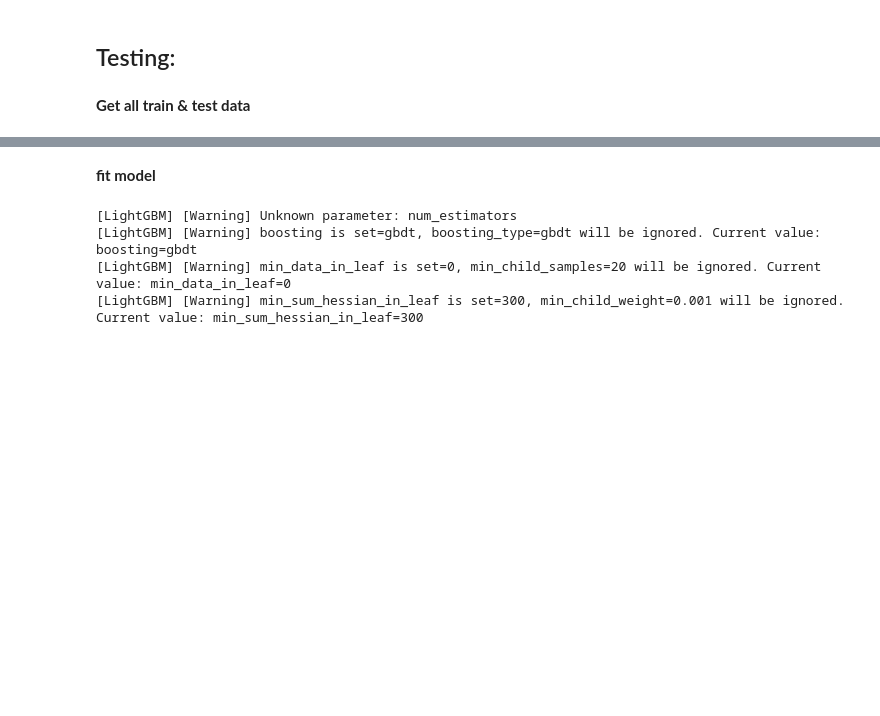
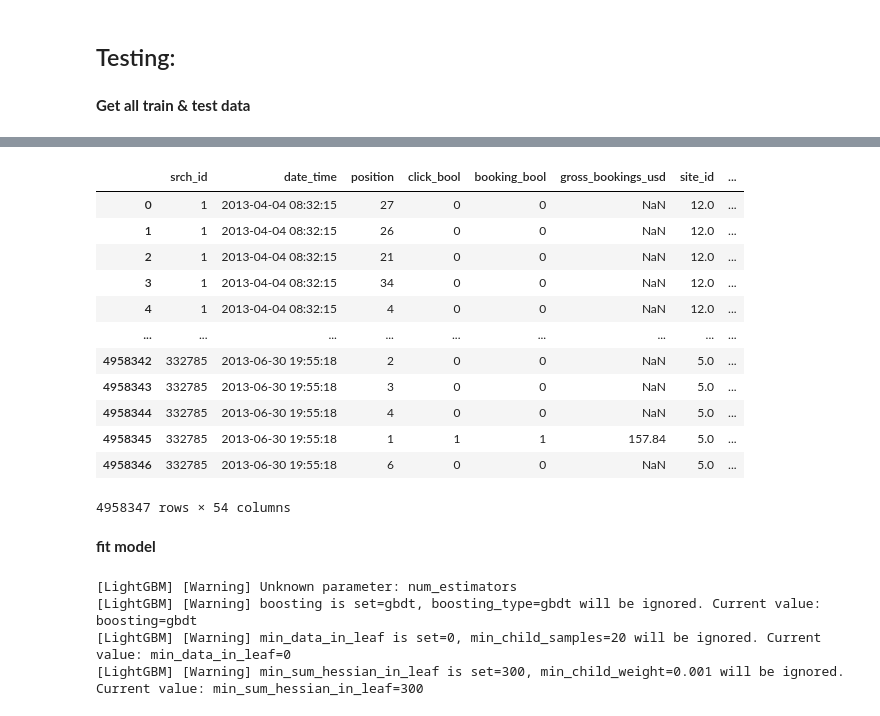
Before and after one commit to VasilikiVas/DataMiningTechniques, a Jupyter notebook: DataMiningTechniquesAssignment2.ipynb, the cells around one changed output, grey strips where cells are left out. Drawn from its saved outputs; the diff is of its cells as text; code cells hidden in the pictures; blank space fills up the shorter version.

```diff
--- a/DataMiningTechniquesAssignment2.ipynb
+++ b/DataMiningTechniquesAssignment2.ipynb
@@ -428,18 +428,18 @@ from sklearn.impute import IterativeImputer
 
 test_df = pd.read_csv('test_set_VU_DM.csv')
 
+df_test2 = test_df.drop(["srch_id", "date_time"],
+                        axis=1)
+df_test2 = df_test2.astype('float32')
+imputer = IterativeImputer(estimator=LinearRegression(), random_state=42, n_nearest_features=20, max_iter=5, verbose=2)
+df_test2 = pd.DataFrame(imputer.fit_transform(df_test2), columns = df_test2.columns)
+test_df = pd.concat([test_df[["srch_id", "date_time"]], df_test2], axis=1)
+
 df_test = df.drop(["srch_id", "date_time", "position", "click_bool", "booking_bool", "gross_bookings_usd"],
                         axis=1)
 df_test = df_test.astype('float32')
-imputer = IterativeImputer(estimator=LinearRegression(), random_state=42, n_nearest_features=20, max_iter=5, verbose=2)
-df_test = pd.DataFrame(imputer.fit_transform(df_test), columns = df_test.columns)
+df_test = pd.DataFrame(imputer.transform(df_test), columns = df_test.columns)
 train_df = pd.concat([df[["srch_id", "date_time", "position", "click_bool", "booking_bool", "gross_bookings_usd"]], df_test], axis=1)
-
-df_test2 = test_df.drop(["srch_id", "date_time"],
-                        axis=1)
-df_test2 = df_test2.astype('float32')
-df_test2 = pd.DataFrame(imputer.transform(df_test2), columns = df_test2.columns)
-test_df = pd.concat([test_df[["srch_id", "date_time"]], df_test2], axis=1)
 
 qids_train = train_df.groupby("srch_id")["srch_id"].count().to_numpy()
 X_train = train_df.drop(["srch_id", "date_time", "position", "click_bool", "booking_bool", "gross_bookings_usd"],
@@ -469,3 +469,19 @@ X_test = test_df.drop(["srch_id", "date_time"], axis=1)
+# %%
+train_df
+# %% [output]
+|  | srch_id | date_time | position | click_bool | booking_bool | gross_bookings_usd | site_id | ... |
+| 0 | 1 | 2013-04-04 08:32:15 | 27 | 0 | 0 | NaN | 12.0 | ... |
+| 1 | 1 | 2013-04-04 08:32:15 | 26 | 0 | 0 | NaN | 12.0 | ... |
+| 2 | 1 | 2013-04-04 08:32:15 | 21 | 0 | 0 | NaN | 12.0 | ... |
+| 3 | 1 | 2013-04-04 08:32:15 | 34 | 0 | 0 | NaN | 12.0 | ... |
+| 4 | 1 | 2013-04-04 08:32:15 | 4 | 0 | 0 | NaN | 12.0 | ... |
+| ... | ... | ... | ... | ... | ... | ... | ... | ... |
+| 4958342 | 332785 | 2013-06-30 19:55:18 | 2 | 0 | 0 | NaN | 5.0 | ... |
+| 4958343 | 332785 | 2013-06-30 19:55:18 | 3 | 0 | 0 | NaN | 5.0 | ... |
+| 4958344 | 332785 | 2013-06-30 19:55:18 | 4 | 0 | 0 | NaN | 5.0 | ... |
+| 4958345 | 332785 | 2013-06-30 19:55:18 | 1 | 1 | 1 | 157.84 | 5.0 | ... |
+| 4958346 | 332785 | 2013-06-30 19:55:18 | 6 | 0 | 0 | NaN | 5.0 | ... |
+4958347 rows × 54 columns
 # %% [markdown]
 **fit model**
 # %%
```
Also changed, not shown: parts of 1 cell of this notebook.
